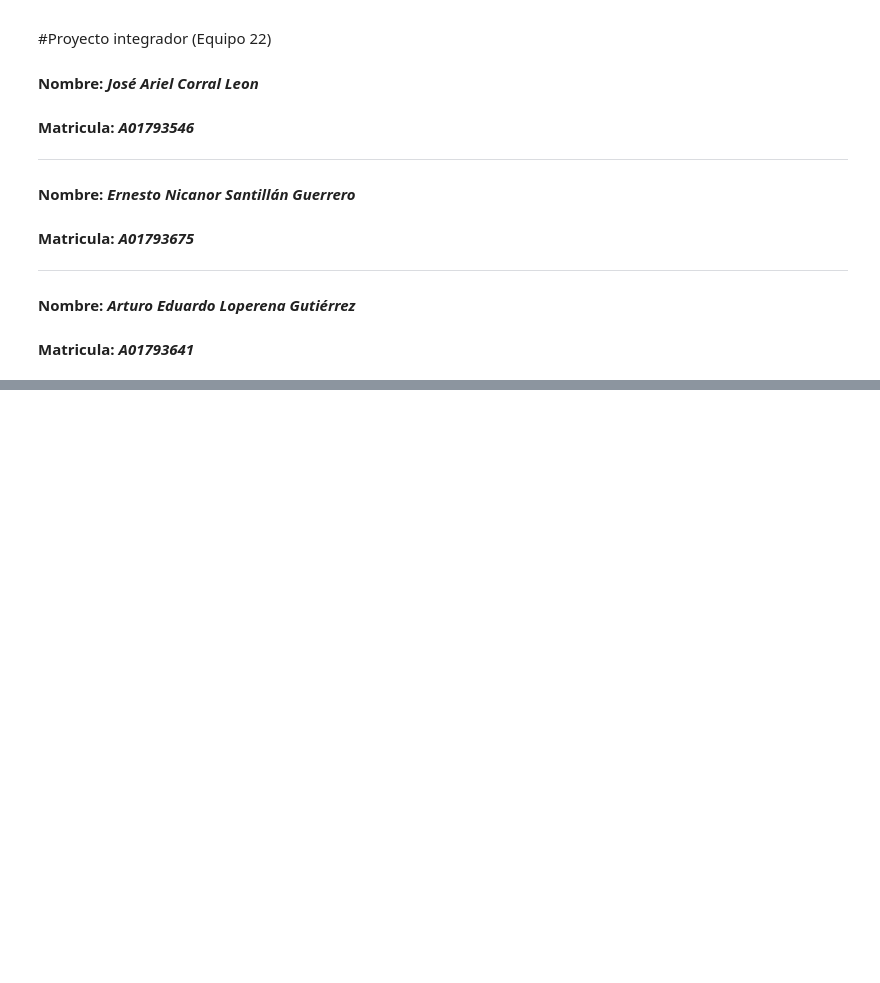
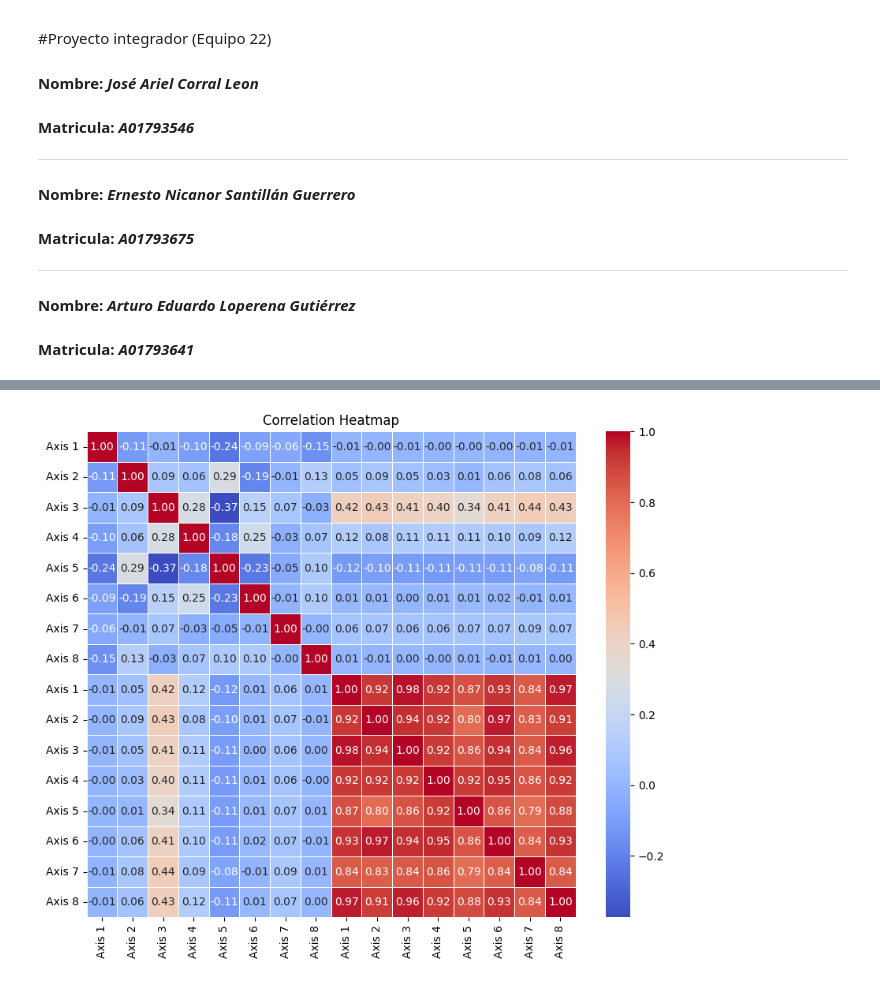
Before and after one commit to PosgradoMNA/proyecto_integrador_equipo22, a Jupyter notebook: Avance2_22Equipo.ipynb, the cells around one changed output, grey strips where cells are left out. Cells and saved outputs as stored; diff of their text form; code cells hidden in the pictures; blank space fills up the shorter version.

```diff
--- a/Avance2_22Equipo.ipynb
+++ b/Avance2_22Equipo.ipynb
@@ -118,0 +359,3 @@ Load_factor.describe()
+# %%
+Load_factor=Load_factor.set_index('Hora/Tiempo')
+Load_factor.index = pd.to_datetime(Load_factor.index)
@@ -416,0 +412,5 @@ Name: Aux1, dtype: float64
+# %%
+Load_factor=Load_factor.loc[(Load_factor!='0').any(axis=1)]
+# %%
+for column in Load_factor.columns:
+  Load_factor[column]=Load_factor[column].apply(lambda x: float(x.split()[0]))
@@ -416,0 +427,13 @@ Name: Aux1, dtype: float64
+# %%
+all_data = pd.concat([RMotor_Current, Load_factor], axis=1)
+
+# Calculate the correlation matrix
+correlation_matrix = all_data.corr()
+
+# Create a heatmap using Seaborn
+plt.figure(figsize=(10, 8))
+sns.heatmap(correlation_matrix, annot=True, cmap='coolwarm', fmt=".2f", linewidths=.5)
+plt.title('Correlation Heatmap')
+plt.show()
+# %% [output]
+[figure, added]
```
Also changed, not shown: parts of 99 cells of this notebook.
